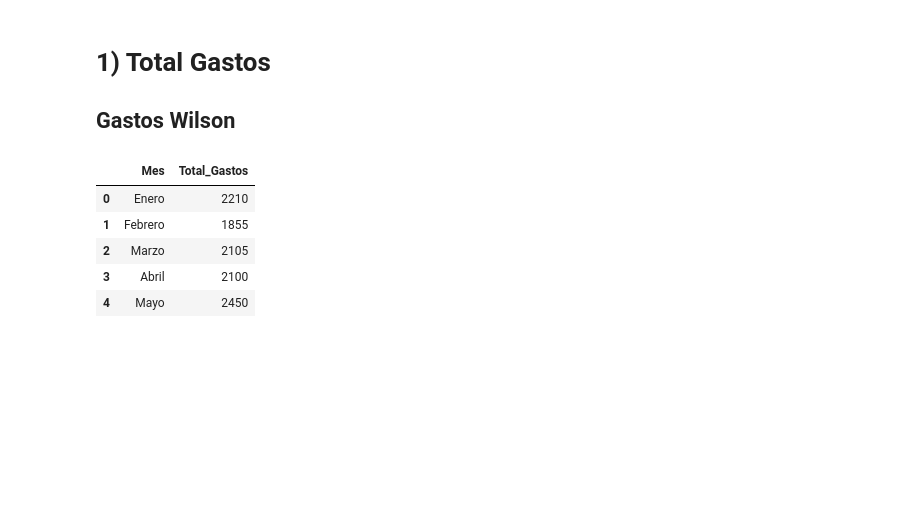
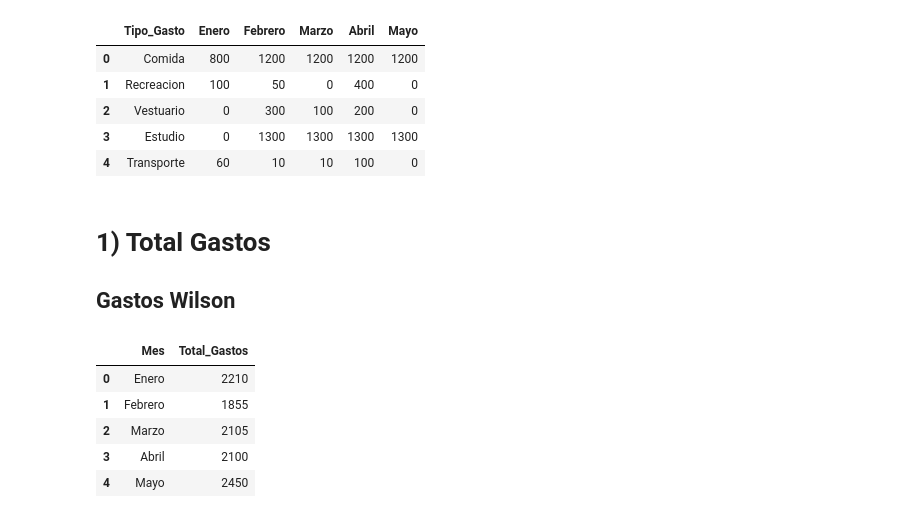
Before and after one commit to WilsonECN/LabModeloOriginal, a Jupyter notebook: Laboratorio Creacion Modelo original.ipynb, the cells around one changed output. Drawn from its saved outputs; the diff is of its cells as text; code cells hidden in the pictures; blank space fills up the shorter version.

```diff
--- a/Laboratorio Creacion Modelo original.ipynb
+++ b/Laboratorio Creacion Modelo original.ipynb
@@ -7,3 +17,13 @@ datosWilson = pd.read_csv("C:/Users/wilso/JupyterProyects/LABORATORIO CREACIÓN
+# %%
+datosNicole = pd.read_csv("C:/Users/Nicole/Desktop/MLpythonModelado/DatosNicole/datosnicole.csv")
+datosNicole.head(5)
+# %% [output]
+|  | Tipo_Gasto | Enero | Febrero | Marzo | Abril | Mayo |
+| 0 | Comida | 800 | 1200 | 1200 | 1200 | 1200 |
+| 1 | Recreacion | 100 | 50 | 0 | 400 | 0 |
+| 2 | Vestuario | 0 | 300 | 100 | 200 | 0 |
+| 3 | Estudio | 0 | 1300 | 1300 | 1300 | 1300 |
+| 4 | Transporte | 60 | 10 | 10 | 100 | 0 |
 # %% [markdown]
 # 1) Total Gastos
 ## Gastos Wilson
```
Also changed, not shown: parts of 8 cells of this notebook, 1 other file.
